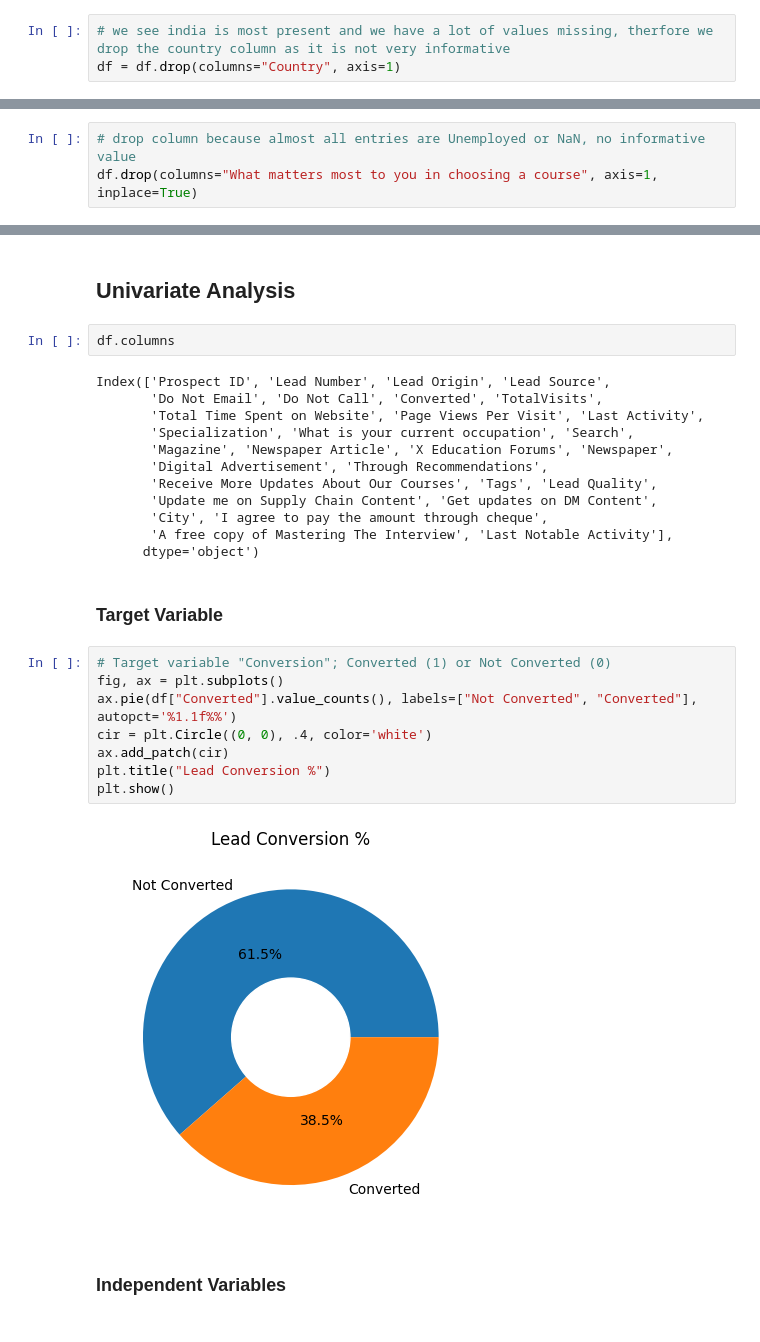
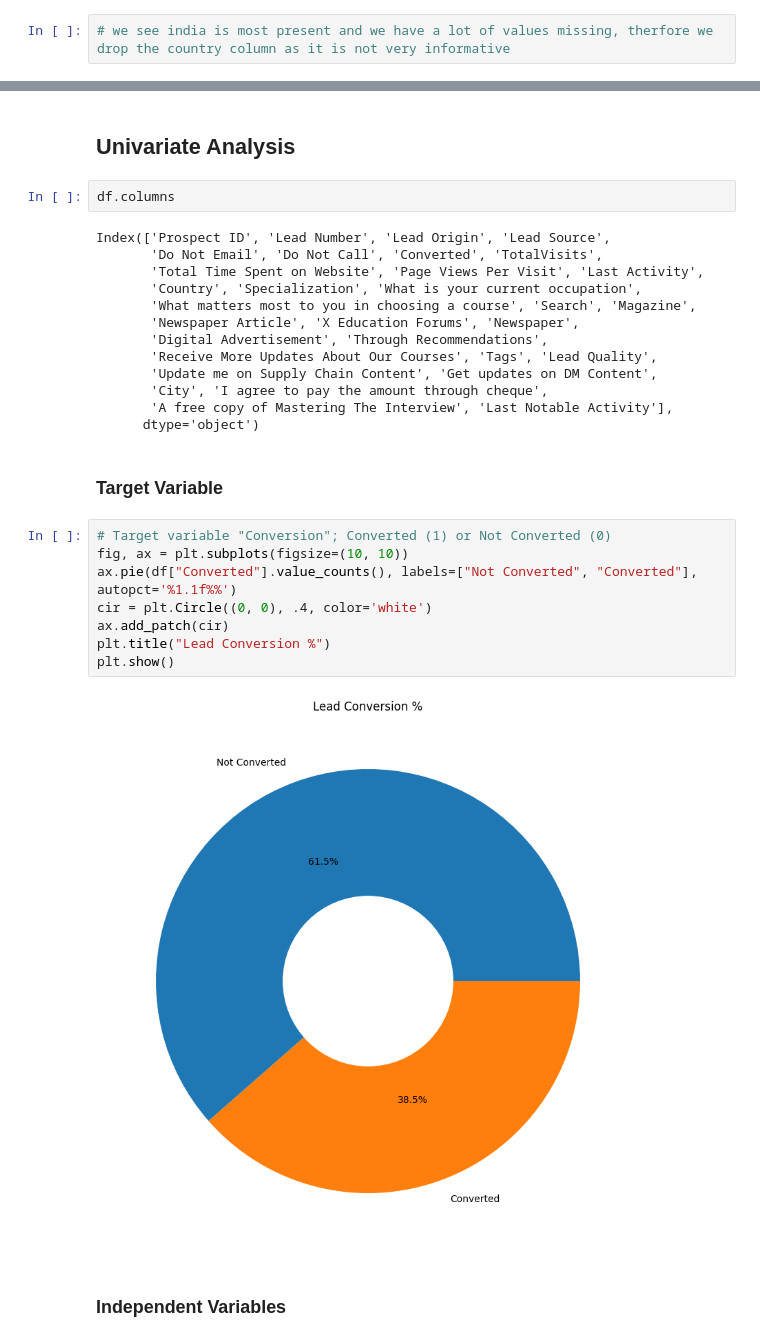
Before and after one commit to ltillmann/lead-scoring, a Jupyter notebook: lead_scoring.ipynb, the cells around one changed output, grey strips where cells are left out. Drawn from its saved outputs; the diff is of its cells as text.

```diff
--- a/lead_scoring.ipynb
+++ b/lead_scoring.ipynb
@@ -234,7 +234,6 @@ sns.countplot(df["Country"])
 [figure]
 # %%
 # we see india is most present and we have a lot of values missing, therfore we drop the country column as it is not very informative
-df = df.drop(columns="Country", axis=1)
 # %%
 # Specialization
 df["Specialization"].describe()
@@ -281,9 +280,6 @@ sns.countplot(df["What matters most to you in choosing a course"])
 # %% [output]
 <Axes: xlabel='count', ylabel='What matters most to you in choosing a course'>
 [figure]
-# %%
-# drop column because almost all entries are Unemployed or NaN, no informative value
-df.drop(columns="What matters most to you in choosing a course", axis=1, inplace=True)
 # %%
 # Tags
 sns.countplot(df["Tags"])
@@ -360,8 +356,9 @@ df.columns
 Index(['Prospect ID', 'Lead Number', 'Lead Origin', 'Lead Source',
        'Do Not Email', 'Do Not Call', 'Converted', 'TotalVisits',
        'Total Time Spent on Website', 'Page Views Per Visit', 'Last Activity',
-       'Specialization', 'What is your current occupation', 'Search',
-       'Magazine', 'Newspaper Article', 'X Education Forums', 'Newspaper',
+       'Country', 'Specialization', 'What is your current occupation',
+       'What matters most to you in choosing a course', 'Search', 'Magazine',
+       'Newspaper Article', 'X Education Forums', 'Newspaper',
        'Digital Advertisement', 'Through Recommendations',
        'Receive More Updates About Our Courses', 'Tags', 'Lead Quality',
        'Update me on Supply Chain Content', 'Get updates on DM Content',
@@ -372,14 +369,14 @@ Index(['Prospect ID', 'Lead Number', 'Lead Origin', 'Lead Source',
 ### Target Variable
 # %%
 # Target variable "Conversion"; Converted (1) or Not Converted (0)
-fig, ax = plt.subplots()
+fig, ax = plt.subplots(figsize=(10, 10))
 ax.pie(df["Converted"].value_counts(), labels=["Not Converted", "Converted"], autopct='%1.1f%%')
 cir = plt.Circle((0, 0), .4, color='white')
 ax.add_patch(cir)
 plt.title("Lead Conversion %")
 plt.show()
 # %% [output]
-[figure, old version]
+[figure, new version]
 # %% [markdown]
 ### Independent Variables
 # %%
```
Also changed, not shown: parts of 69 cells of this notebook, 4 other files.
